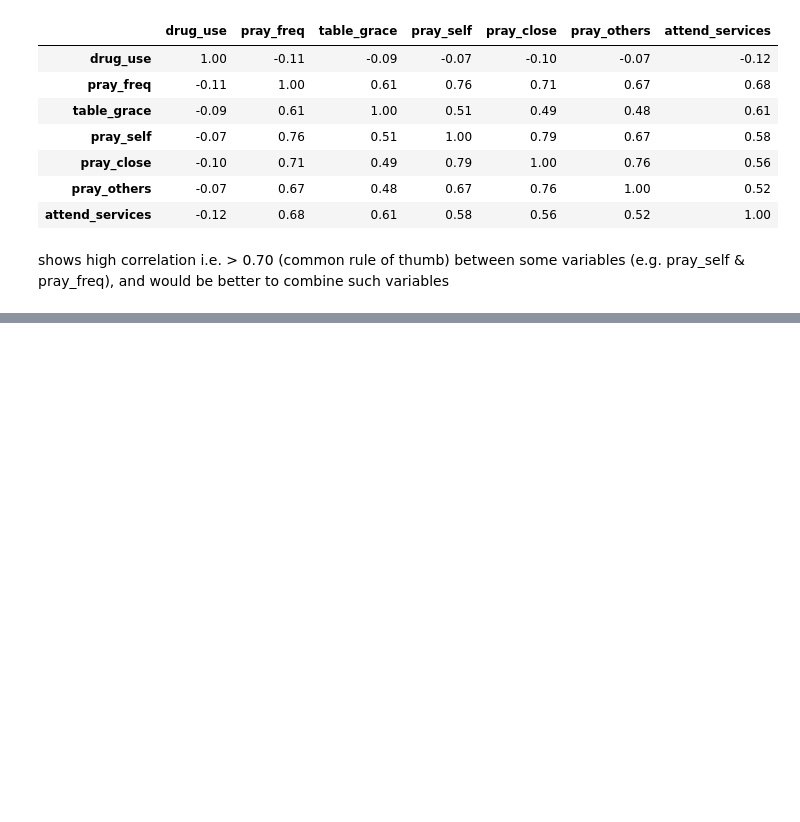
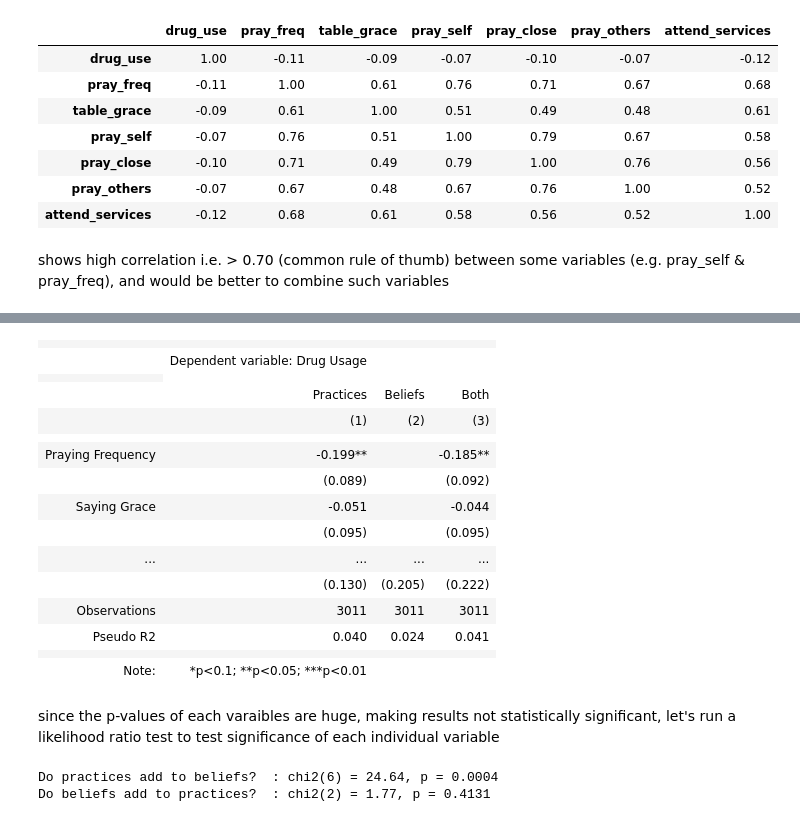
Before and after one commit to khavi31/poodle, a Jupyter notebook: religpracs_druguse_combined_prayer.ipynb, the cells around one changed output, grey strips where cells are left out. Saved outputs shown, nothing was run; the diff lists cells and outputs as text; code cells hidden in the pictures; blank space fills up the shorter version.

```diff
--- a/religpracs_druguse_combined_prayer.ipynb
+++ b/religpracs_druguse_combined_prayer.ipynb
@@ -422,0 +426,3 @@ sg
+# %%
+practices = ["pray_freq", "table_grace", "pray_self", "pray_close", "pray_others", "attend_services"]
+beliefs   = ["god_close", "bible_inerrant"]
@@ -422,0 +448,43 @@ sg
+# %%
+sg = Stargazer([mP, mB, mPB])
+sg.dependent_variable_name("Drug Usage")
+sg.custom_columns(["Practices", "Beliefs", "Both"], [1, 1, 1])
+sg.covariate_order(practices + beliefs + ["Intercept"])
+sg.rename_covariates({
+    "pray_freq": "Praying Frequency", "table_grace": "Saying Grace",
+    "pray_self": "Praying for Self", "pray_close": "Praying for Close People",
+    "pray_others": "Praying for Others", "attend_services": "Attending Services",
+    "god_close": "Closeness to God", "bible_inerrant": "Bible Inerrancy",
+    "Intercept": "Intercept",
+})
+sg
+# %% [output]
+|  |  |  |  |
+|  | Dependent variable: Drug Usage |  |  |
+|  |
+|  | Practices | Beliefs | Both |
+|  | (1) | (2) | (3) |
+|  |  |  |  |
+| Praying Frequency | -0.199** |  | -0.185** |
+|  | (0.089) |  | (0.092) |
+| Saying Grace | -0.051 |  | -0.044 |
+|  | (0.095) |  | (0.095) |
+| ... | ... | ... | ... |
+|  | (0.130) | (0.205) | (0.222) |  |  |  |  |
+| Observations | 3011 | 3011 | 3011 |
+| Pseudo R2 | 0.040 | 0.024 | 0.041 |
+|  |  |  |  |
+| Note: | *p<0.1; **p<0.05; ***p<0.01 |  |  |
+# %% [markdown]
+since the p-values of each varaibles are huge, making results not statistically significant, let's run a likelihood ratio test to test significance of each individual variable
+# %%
+def lr_test(small, big, label):
+    stat = 2 * (big.llf - small.llf)
+    df_diff = int(big.df_model - small.df_model)
+    print(f"{label}: chi2({df_diff}) = {stat:.2f}, p = {stats.chi2.sf(stat, df_diff):.4f}")
+
+lr_test(modelB, modelPB, "Do practices add to beliefs?  ")
+lr_test(modelP, modelPB, "Do beliefs add to practices?  ")
+# %% [output]
+Do practices add to beliefs?  : chi2(6) = 24.64, p = 0.0004
+Do beliefs add to practices?  : chi2(2) = 1.77, p = 0.4131
```
Also changed, not shown: parts of 23 cells of this notebook.
